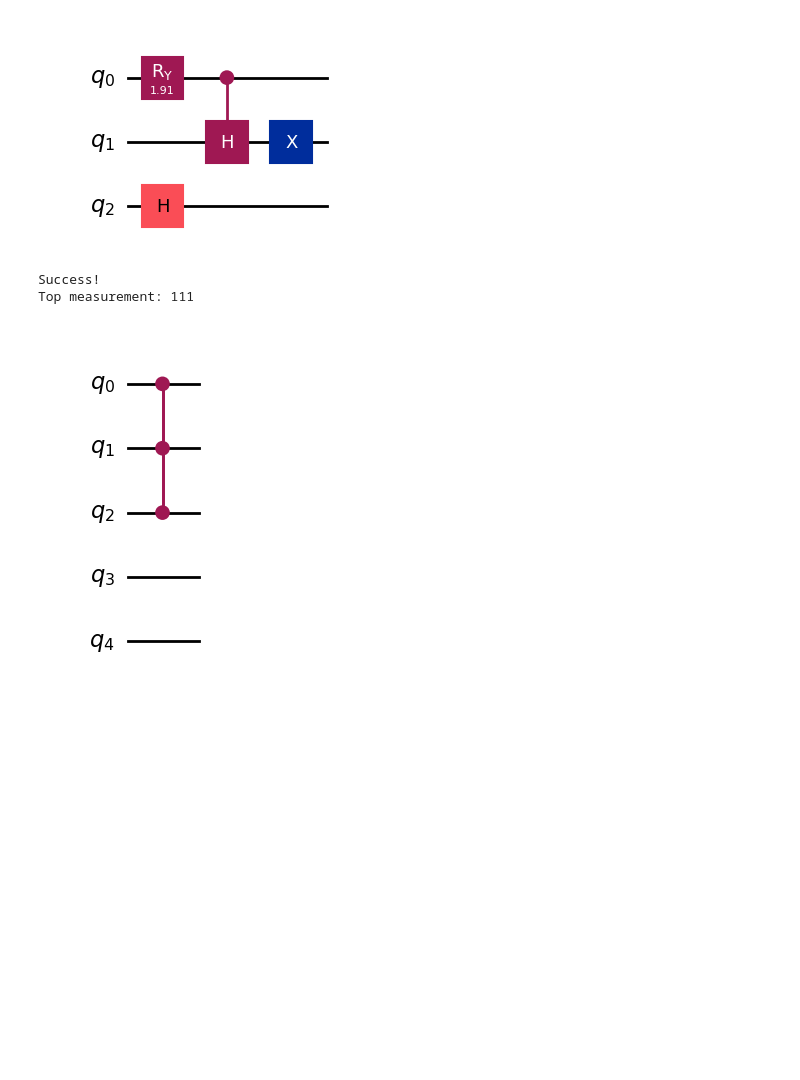
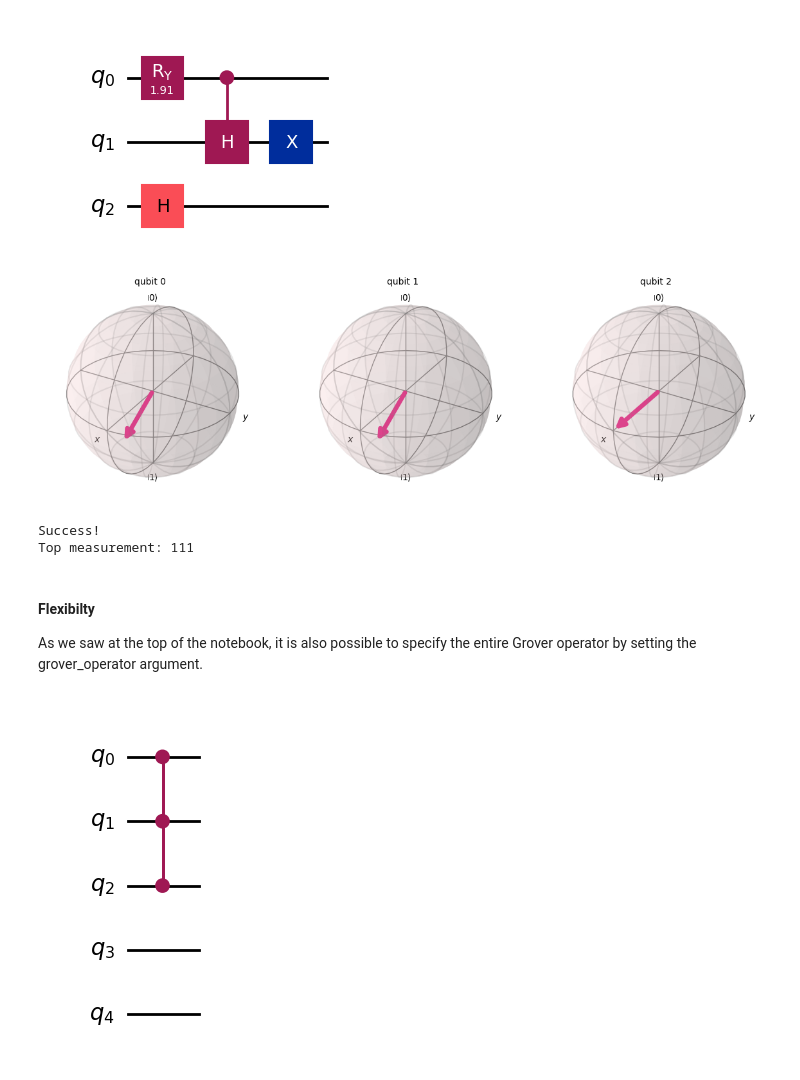
Before and after one commit to skingham/londonmet_quantum_tutorials, a Jupyter notebook: notebooks/week_3-grover.ipynb, the cells around one changed output. Cells and saved outputs as stored; diff of their text form; code cells hidden in the pictures; blank space fills up the shorter version.

```diff
--- a/notebooks/week_3-grover.ipynb
+++ b/notebooks/week_3-grover.ipynb
@@ -98,6 +239,12 @@ problem.grover_operator.state_preparation.draw(output="mpl")
 # %% [output]
 state preparation circuit:
 [figure]
+# %%
+from qiskit.visualization import plot_bloch_multivector
+state = Statevector(state_preparation)
+plot_bloch_multivector(state)
+# %% [output]
+[figure, added]
 # %%
 grover = Grover(sampler=Sampler())
 result = grover.amplify(problem)
@@ -106,5 +253,9 @@ print("Top measurement:", result.top_measurement)
 # %% [output]
 Success!
 Top measurement: 111
+# %% [markdown]
+#### Flexibilty
+
+As we saw at the top of the notebook, it is also possible to specify the entire Grover operator by setting the grover_operator argument.
 # %%
 oracle = QuantumCircuit(5)
```
Also changed, not shown: parts of 24 cells of this notebook, 1 other file.
